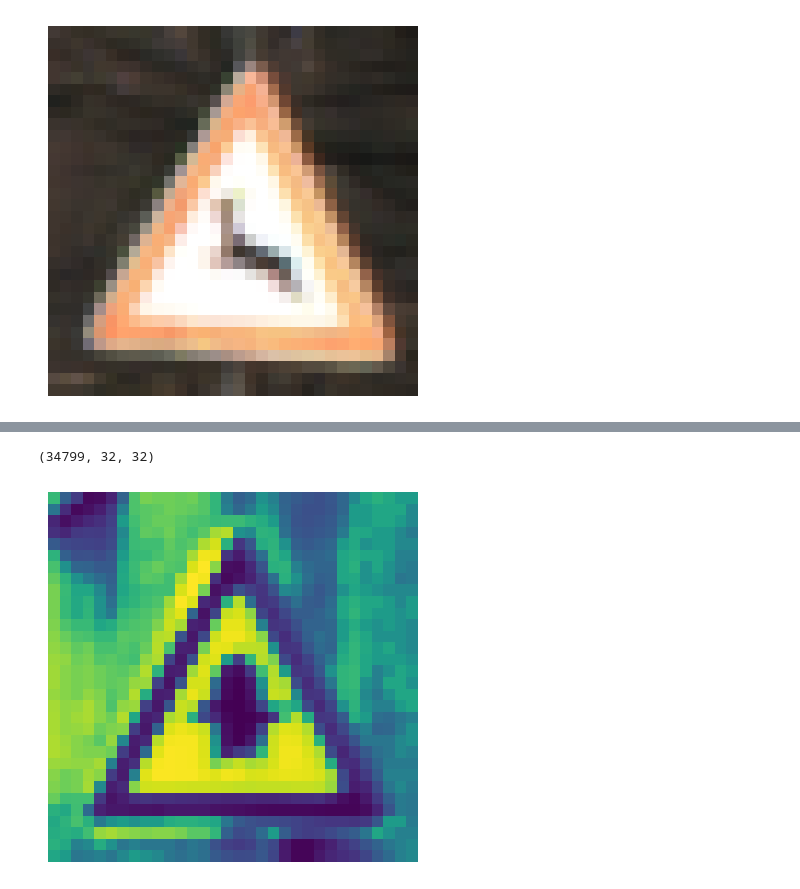
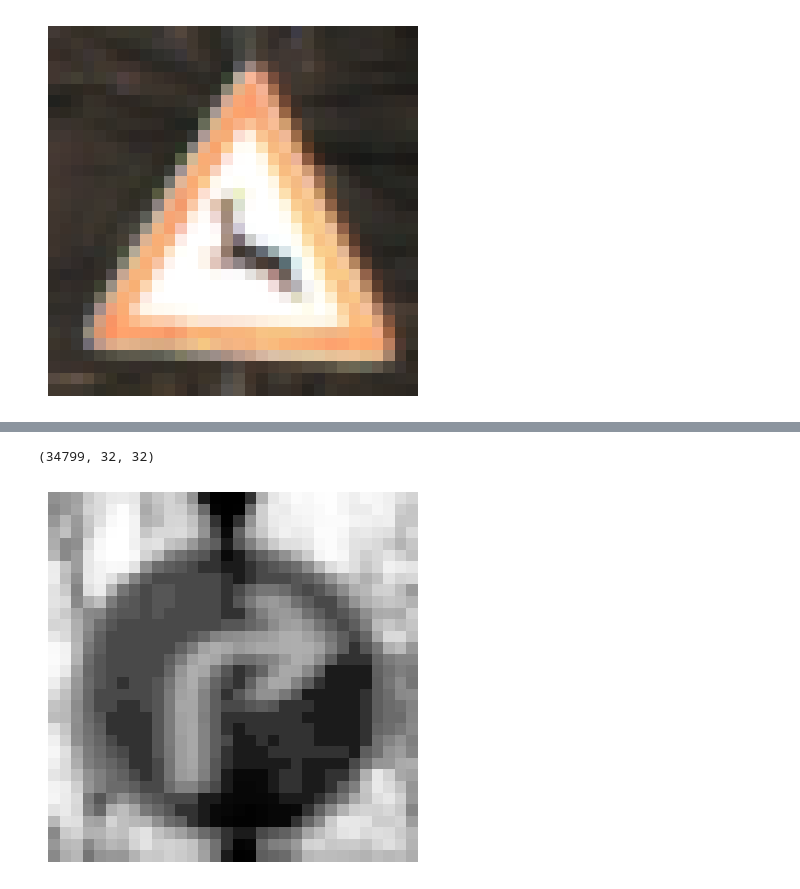
Before and after one commit to OmarGudi/Proyect_Thesis, a Jupyter notebook: Detect_Lines/Classifying Road Symbols/Preprocessing Images.ipynb, the cells around one changed output, grey strips where cells are left out. Saved outputs shown, nothing was run; the diff lists cells and outputs as text; code cells hidden in the pictures.

```diff
--- a/Detect_Lines/Classifying Road Symbols/Preprocessing Images.ipynb
+++ b/Detect_Lines/Classifying Road Symbols/Preprocessing Images.ipynb
@@ -142,12 +142,12 @@ X_train = np.array(list(map(preprocessing, X_train)))
 X_val = np.array(list(map(preprocessing, X_val)))
 X_test = np.array(list(map(preprocessing, X_test)))
 # %%
-plt.imshow(X_train[random.randint(0, len(X_train)-1)])
+plt.imshow(X_train[random.randint(0, len(X_train)-1)], cmap='gray')
 plt.axis('off')
 print(X_train.shape)
 # %% [output]
 (34799, 32, 32)
-[figure, old version]
+[figure, new version]
 # %%
 X_train = X_train.reshape(34799, 32, 32, 1)
 X_val = X_val.reshape(4410, 32, 32)
```
Also changed, not shown: parts of 4 cells of this notebook.
